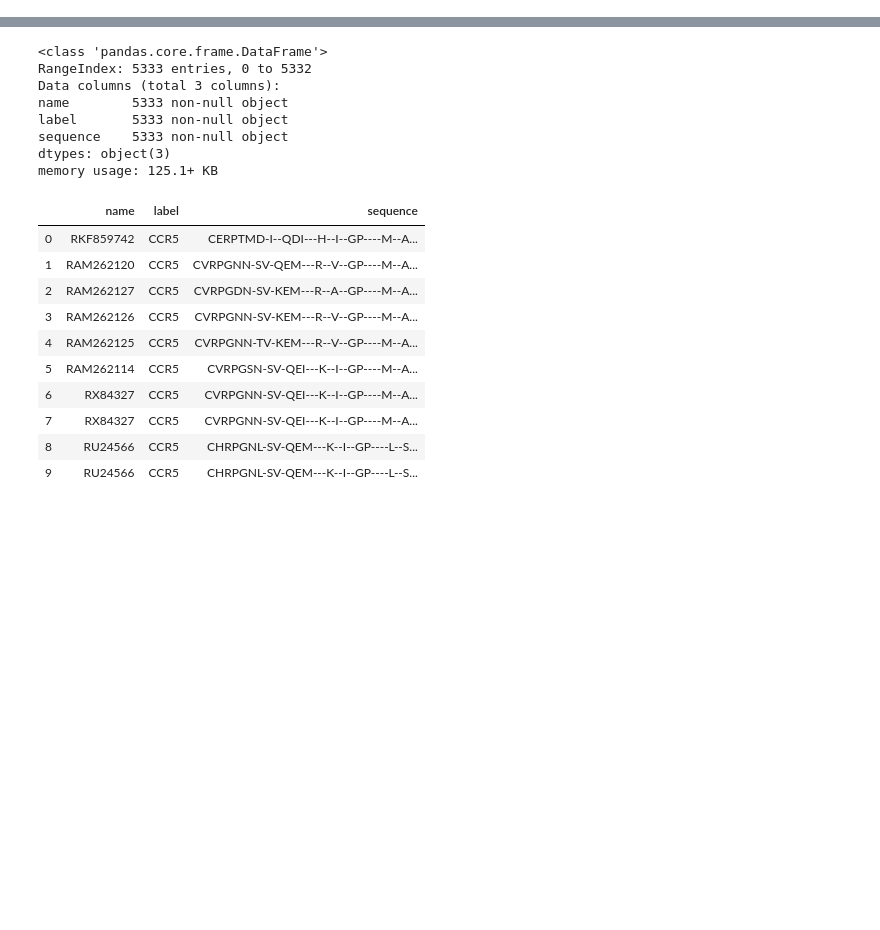
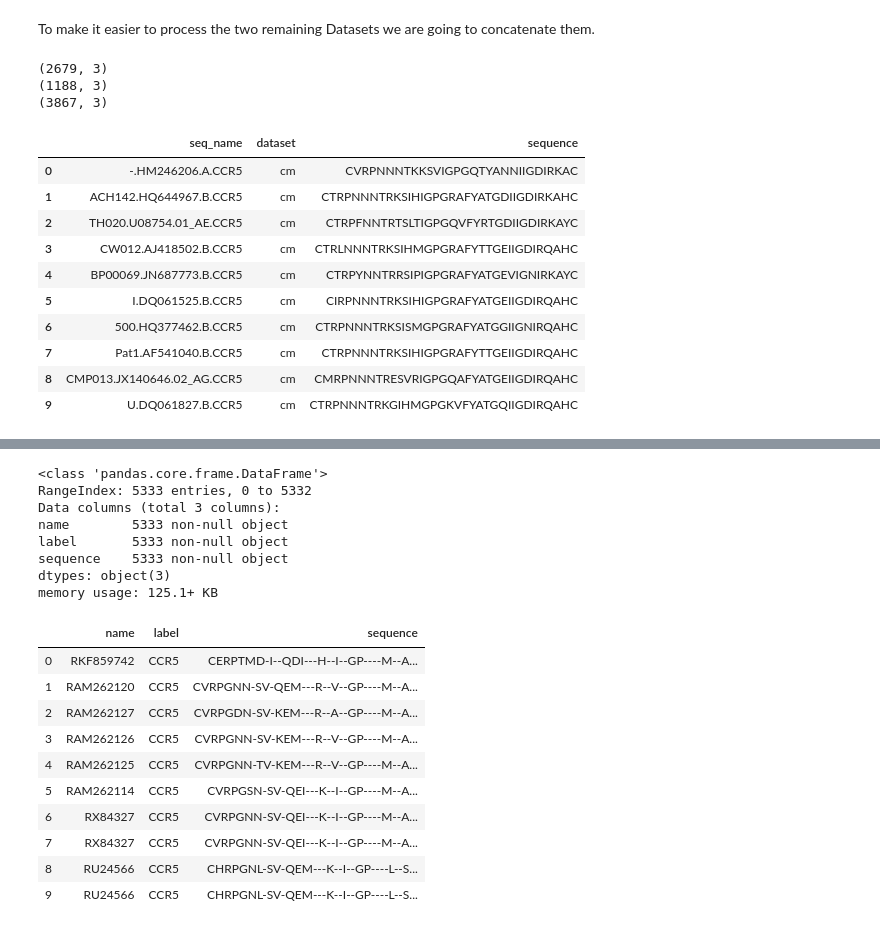
Before and after one commit to GabrielSGoncalves/DeepTropism, a Jupyter notebook: DeepTropism_study.ipynb, the cells around one changed output, grey strips where cells are left out. Drawn from its saved outputs; the diff is of its cells as text; code cells hidden in the pictures; blank space fills up the shorter version.

```diff
--- a/DeepTropism_study.ipynb
+++ b/DeepTropism_study.ipynb
@@ -26,0 +90,2 @@ newdb_all_hxb2_aligned_2.fasta
+# %% [markdown]
+To make it easier to process the two remaining Datasets we are going to concatenate them.
@@ -26,0 +94,23 @@ newdb_all_hxb2_aligned_2.fasta
+# %%
+# Print sizes
+print(df_cm.shape)
+print(df_g2p.shape)
+print(df_g2p_cm.shape)
+# %% [output]
+(2679, 3)
+(1188, 3)
+(3867, 3)
+# %%
+df_g2p_cm.head(10)
+# %% [output]
+|  | seq_name | dataset | sequence |
+| 0 | -.HM246206.A.CCR5 | cm | CVRPNNNTKKSVIGPGQTYANNIIGDIRKAC |
+| 1 | ACH142.HQ644967.B.CCR5 | cm | CTRPNNNTRKSIHIGPGRAFYATGDIIGDIRKAHC |
+| 2 | TH020.U08754.01_AE.CCR5 | cm | CTRPFNNTRTSLTIGPGQVFYRTGDIIGDIRKAYC |
+| 3 | CW012.AJ418502.B.CCR5 | cm | CTRLNNNTRKSIHMGPGRAFYTTGEIIGDIRQAHC |
+| 4 | BP00069.JN687773.B.CCR5 | cm | CTRPYNNTRRSIPIGPGRAFYATGEVIGNIRKAYC |
+| 5 | I.DQ061525.B.CCR5 | cm | CIRPNNNTRKSIHIGPGRAFYATGEIIGDIRQAHC |
+| 6 | 500.HQ377462.B.CCR5 | cm | CTRPNNNTRKSISMGPGRAFYATGGIIGNIRQAHC |
+| 7 | Pat1.AF541040.B.CCR5 | cm | CTRPNNNTRKSIHIGPGRAFYTTGEIIGDIRQAHC |
+| 8 | CMP013.JX140646.02_AG.CCR5 | cm | CMRPNNNTRESVRIGPGQAFYATGEIIGDIRQAHC |
+| 9 | U.DQ061827.B.CCR5 | cm | CTRPNNNTRKGIHMGPGKVFYATGQIIGDIRQAHC |
```
Also changed, not shown: parts of 35 cells of this notebook, 21 other files.
